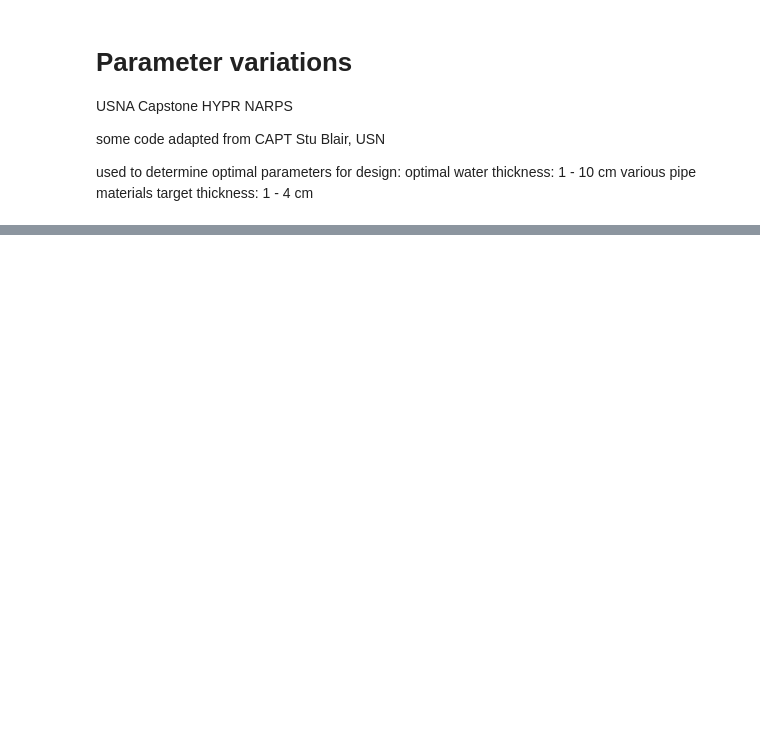
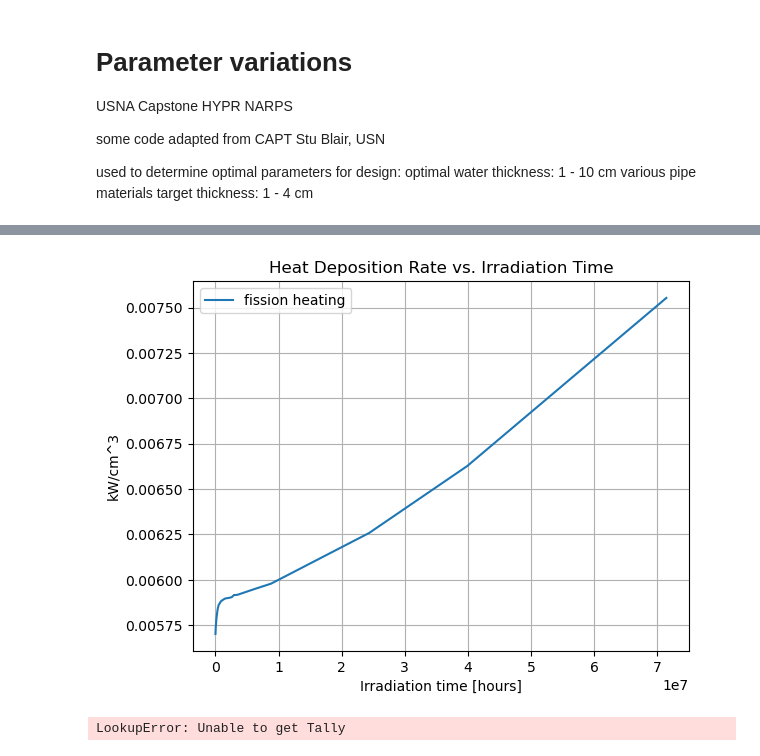
Before and after one commit to Toshi-23/HYPR-Capstone-2023, a Jupyter notebook: ParameterTests/PipeParameters.ipynb, the cells around one changed output, grey strips where cells are left out. Saved outputs shown, nothing was run; the diff lists cells and outputs as text; code cells hidden in the pictures; blank space fills up the shorter version.

```diff
--- a/ParameterTests/PipeParameters.ipynb
+++ b/ParameterTests/PipeParameters.ipynb
@@ -525,0 +518,25 @@ plt.ylabel('flux [n/cm**2-s]');
+# %%
+#plt.plot(times,nuc_heating/target.volume,label='total nuclear heating')
+plt.plot(times,kappa_fission/target.volume,label='fission heating')
+plt.grid()
+plt.legend()
+plt.xlabel('Irradiation time [hours]')
+plt.ylabel('kW/cm^3')
+plt.title('Heat Deposition Rate vs. Irradiation Time');
+# %% [output]
+[figure, added]
+# %%
+sp = openmc.StatePoint('openmc_simulation_n24.h5')
+
+avg_flux = sp.get_tally(name='avg flux')
+avg_flux_df = avg_flux.get_pandas_dataframe();
+avg_flux_vals = avg_flux_df['mean'].to_numpy();
+
+energy_x = 0.5*(energy_bins[0:-1] + energy_bins[1:]);
+
+plt.loglog(energy_x,avg_flux_vals);
+plt.grid();
+plt.xlabel('Energy [eV]');
+plt.ylabel('flux [n/cm**2-s]');
+# %% [output]
+LookupError: Unable to get Tally
```
Also changed, not shown: parts of 18 cells of this notebook, 1 other file.
